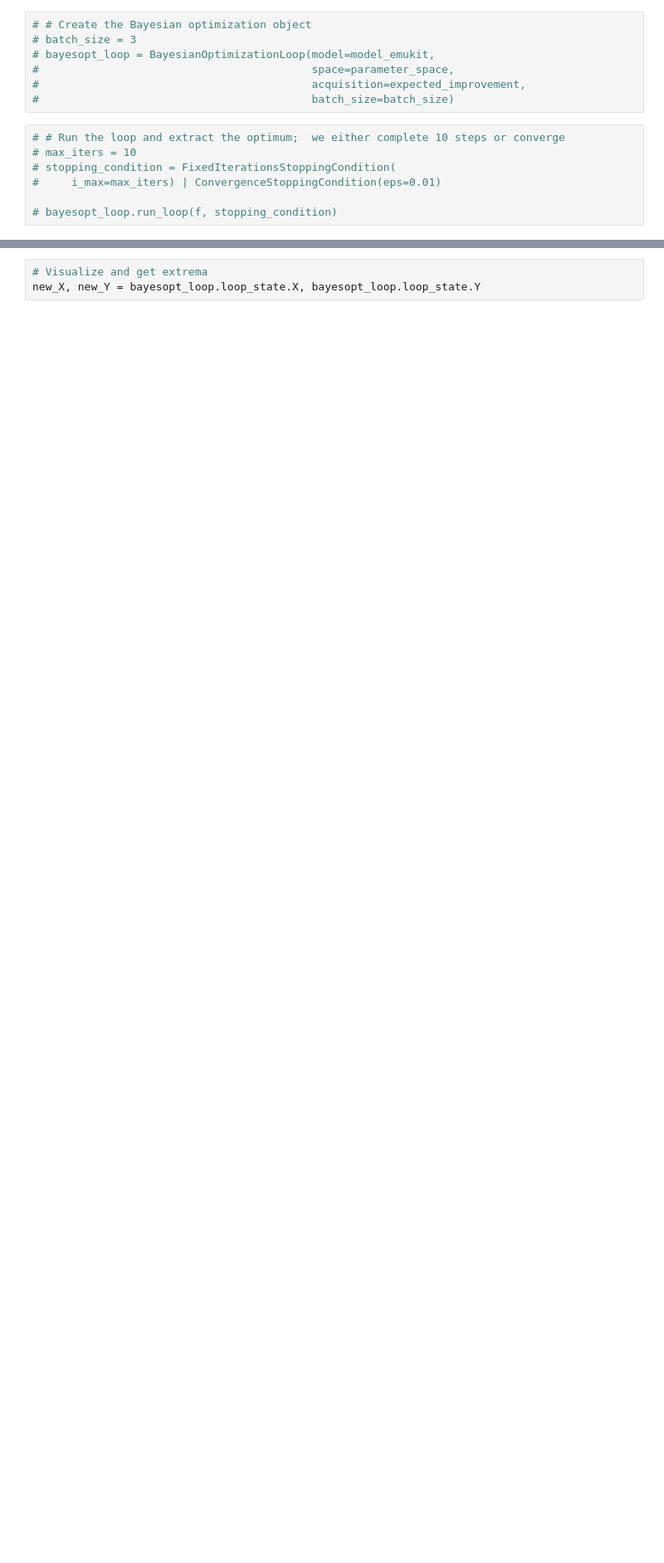
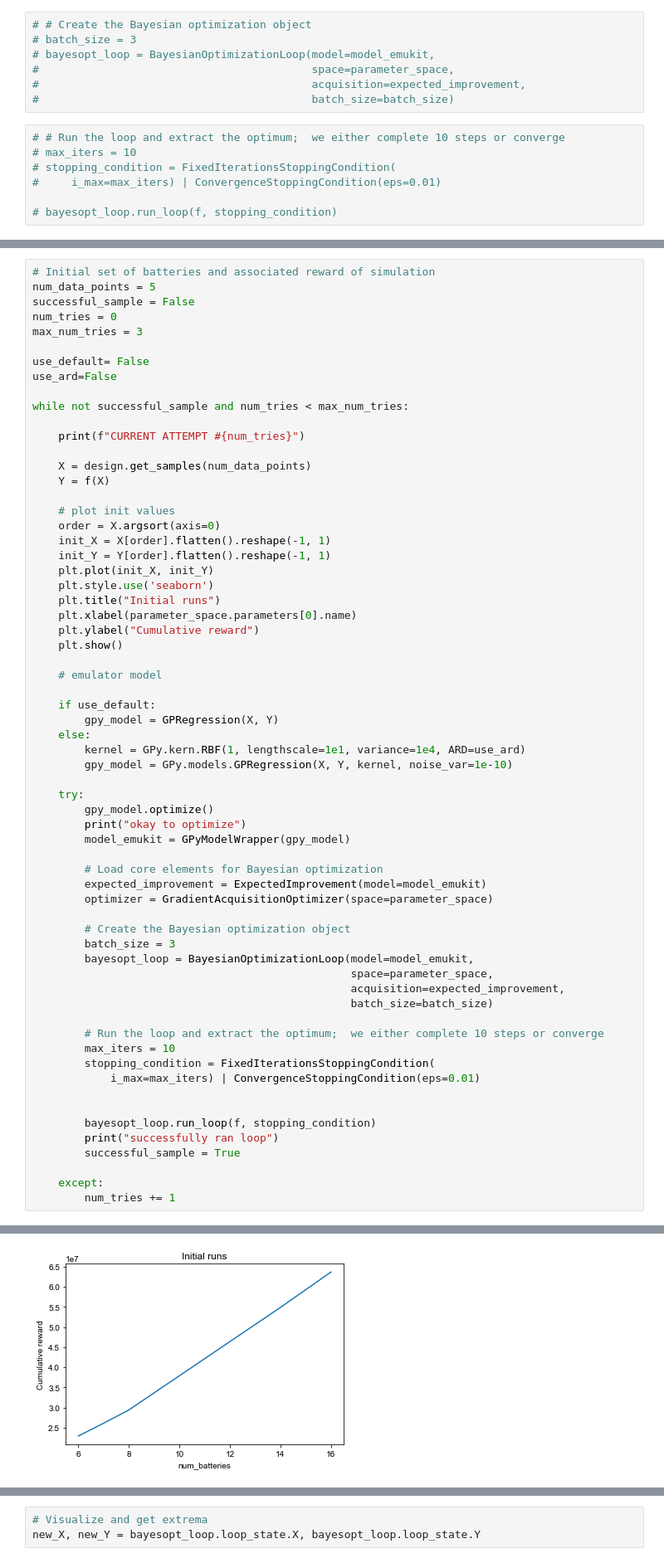
Before and after one commit to amzn/supply-chain-simulation-environment, a Jupyter notebook: src/bayesian_optimization/reward_func_experimentation.ipynb, the cells around one changed output, grey strips where cells are left out. Shown at 83% size. Saved outputs shown, nothing was run; the diff lists cells and outputs as text; blank space fills up the shorter version.

```diff
--- a/src/bayesian_optimization/reward_func_experimentation.ipynb
+++ b/src/bayesian_optimization/reward_func_experimentation.ipynb
@@ -169,0 +118,65 @@ CURRENT ATTEMPT #4
+# %%
+# Initial set of batteries and associated reward of simulation
+num_data_points = 5
+successful_sample = False
+num_tries = 0
+max_num_tries = 3
+
+use_default= False
+use_ard=False
+
+while not successful_sample and num_tries < max_num_tries:
+
+    print(f"CURRENT ATTEMPT #{num_tries}")
+
+    X = design.get_samples(num_data_points)
+    Y = f(X)
+
+    # plot init values
+    order = X.argsort(axis=0)
+    init_X = X[order].flatten().reshape(-1, 1)
+    init_Y = Y[order].flatten().reshape(-1, 1)
+    plt.plot(init_X, init_Y)
+    plt.style.use('seaborn')
+    plt.title("Initial runs")
+    plt.xlabel(parameter_space.parameters[0].name)
+    plt.ylabel("Cumulative reward")
+    plt.show()
+
+    # emulator model
+
+    if use_default:
+        gpy_model = GPRegression(X, Y)
+    else:
+        kernel = GPy.kern.RBF(1, lengthscale=1e1, variance=1e4, ARD=use_ard)
+        gpy_model = GPy.models.GPRegression(X, Y, kernel, noise_var=1e-10)
+
+    try:
+        gpy_model.optimize()
+        print("okay to optimize")
+        model_emukit = GPyModelWrapper(gpy_model)
+
+        # Load core elements for Bayesian optimization
+        expected_improvement = ExpectedImprovement(model=model_emukit)
+        optimizer = GradientAcquisitionOptimizer(space=parameter_space)
+
+        # Create the Bayesian optimization object
+        batch_size = 3
+        bayesopt_loop = BayesianOptimizationLoop(model=model_emukit,
+                                                 space=parameter_space,
+                                                 acquisition=expected_improvement,
+                                                 batch_size=batch_size)
+
+        # Run the loop and extract the optimum;  we either complete 10 steps or converge
+        max_iters = 10
+        stopping_condition = FixedIterationsStoppingCondition(
+            i_max=max_iters) | ConvergenceStoppingCondition(eps=0.01)
+
+
+        bayesopt_loop.run_loop(f, stopping_condition)
+        print("successfully ran loop")
+        successful_sample = True
+
+    except:
+        num_tries += 1
+# %% [output]
@@ -169,0 +184 @@ CURRENT ATTEMPT #4
+[figure, added]
```
Also changed, not shown: parts of 9 cells of this notebook, 2 other files.
